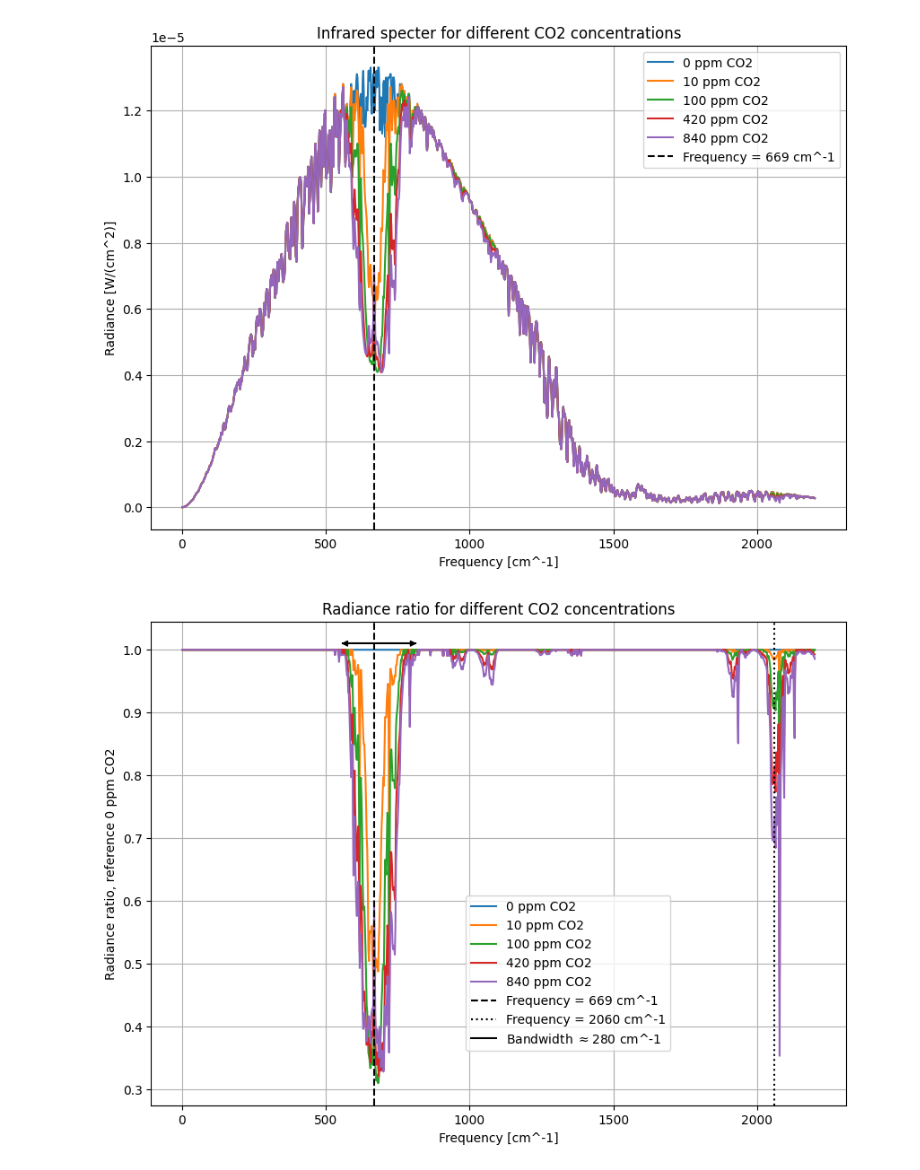
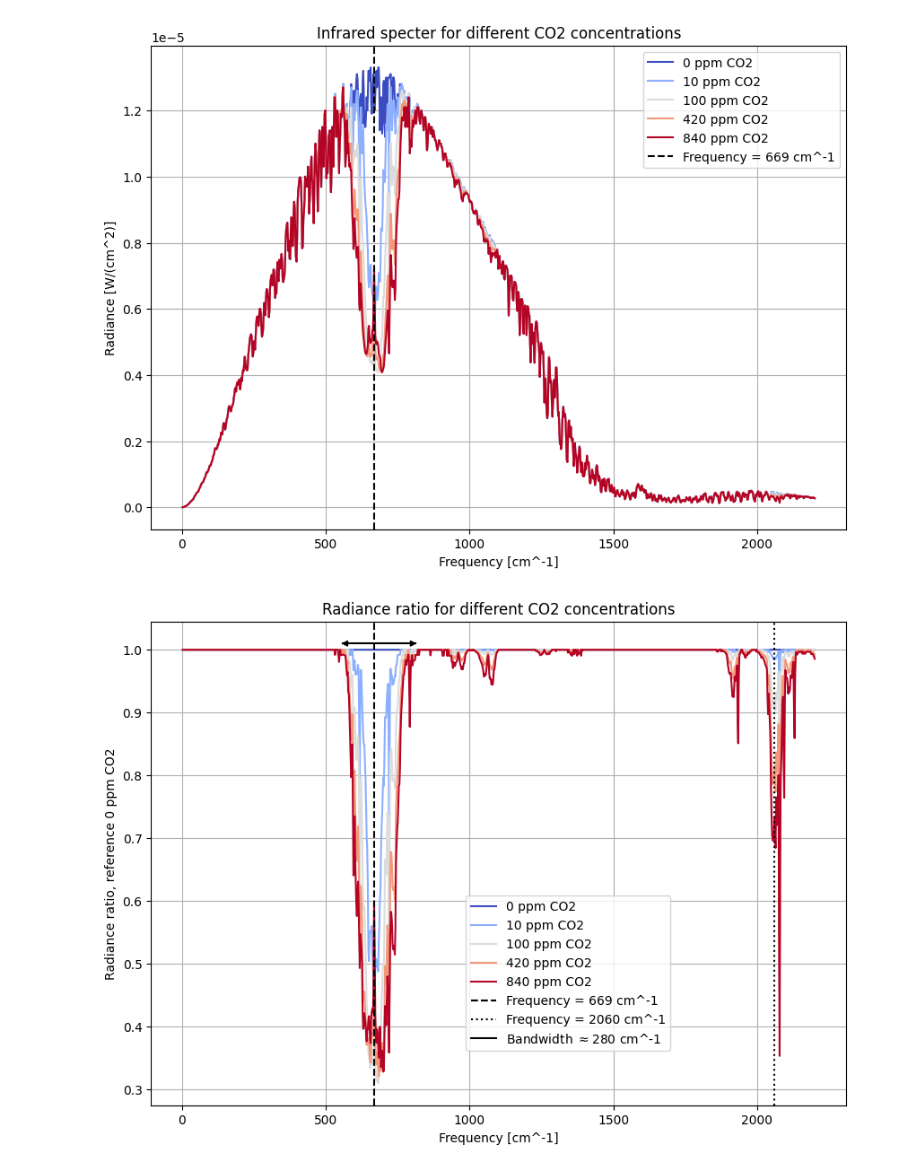
Before and after one commit to SkaugJr/FY3201-AtmFys, a Jupyter notebook: Miniprosjekt2/Miniprosjekt2-2.ipynb, the cells around one changed output. Drawn from its saved outputs; the diff is of its cells as text; code cells hidden in the pictures.

```diff
--- a/Miniprosjekt2/Miniprosjekt2-2.ipynb
+++ b/Miniprosjekt2/Miniprosjekt2-2.ipynb
@@ -41,28 +42,34 @@ def read_file(path: str) -> np.ndarray:
 # %%
 paths: list[list[str]] = [
     ['modtran/modtran0.txt', '0 ppm CO2'],
     ['modtran/modtran10.txt', '10 ppm CO2'],
     ['modtran/modtran100.txt', '100 ppm CO2'],
     ['modtran/modtran420.txt', '420 ppm CO2'],
     ['modtran/modtran840.txt', '840 ppm CO2'],
 ]
 
+
+cmap = plt.get_cmap('coolwarm')
+norm = mcolors.Normalize(vmin=0, vmax=len(paths) - 1)
+
 plt.figure(1, figsize=(10, 7))
 
-for path in paths:
-    data: np.ndarray = read_file(path[0])
-    plt.plot(data[:, 0], data[:, 8], label=path[1])
+for i, path in enumerate(paths):
+    data = read_file(path[0])
+    color = cmap(norm(i))
+    plt.plot(data[:, 0], data[:, 8] , label=path[1], color=color)
+
 plt.axvline(x=669, color='k', linestyle='--', label='Frequency = 669 cm^-1')
 
-
+#plt.gca().set_facecolor('#d3d3d3')
 plt.grid()
 plt.title('Infrared specter for different CO2 concentrations')
 plt.xlabel('Frequency [cm^-1]')
 plt.ylabel('Radiance [W/(cm^2)]')
 plt.legend(loc=1)
 plt.show()
 # %% [output]
-[figure, old version]
+[figure, new version]
 # %%
 data_0ppm: np.ndarray = read_file('modtran/modtran0.txt')
 f1 = 545
@@ -70,9 +77,10 @@ f2 = 825
 
 plt.figure(2, figsize=(10, 7))
 
-for path in paths:
-    data: np.ndarray = read_file(path[0])
-    plt.plot(data[:,0], data[:, 8]/data_0ppm[:,8], label=path[1])
+for i, path in enumerate(paths):
+    data = read_file(path[0])
+    color = cmap(norm(i))
+    plt.plot(data[:, 0], data[:, 8]/data_0ppm[:,8] , label=path[1], color=color)
 
 plt.axvline(x=669, color='k', linestyle='--', label='Frequency = 669 cm^-1')
 plt.axvline(x=2060, color='k', linestyle=':', label='Frequency = 2060 cm^-1')
@@ -80,6 +88,8 @@ plt.axvline(x=2060, color='k', linestyle=':', label='Frequency = 2060 cm^-1')
 plt.plot([f1+15, f2-15], [1.01, 1.01], color='k', linestyle='-', label=rf'Bandwidth $\approx {f2-f1}$ cm^-1')
 plt.annotate('', xy=(f1, 1.01), xytext=(f2, 1.01),
              arrowprops=dict(arrowstyle='<|-|>', color='k'))
+
+#plt.gca().set_facecolor('#d3d3d3')
 plt.grid()
 plt.xlabel('Frequency [cm^-1]')
 plt.ylabel('Radiance ratio, reference 0 ppm CO2')
@@ -87,4 +97,4 @@ plt.title('Radiance ratio for different CO2 concentrations')
 plt.legend(loc='lower center', bbox_to_anchor=(0.6, +0.1))
 plt.show()
 # %% [output]
-[figure, old version]
+[figure, new version]
```
Also changed, not shown: parts of 1 cell of this notebook.
